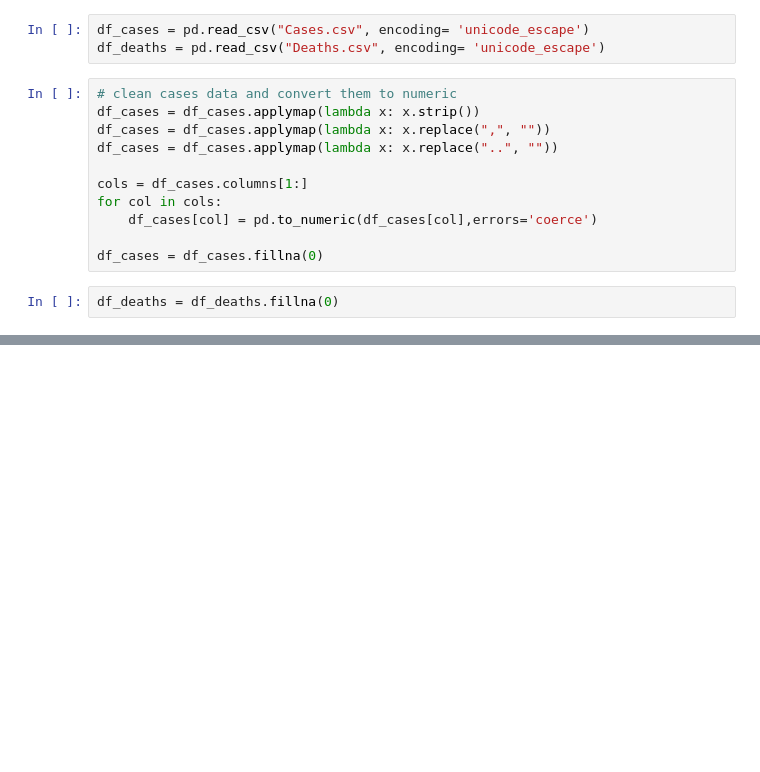
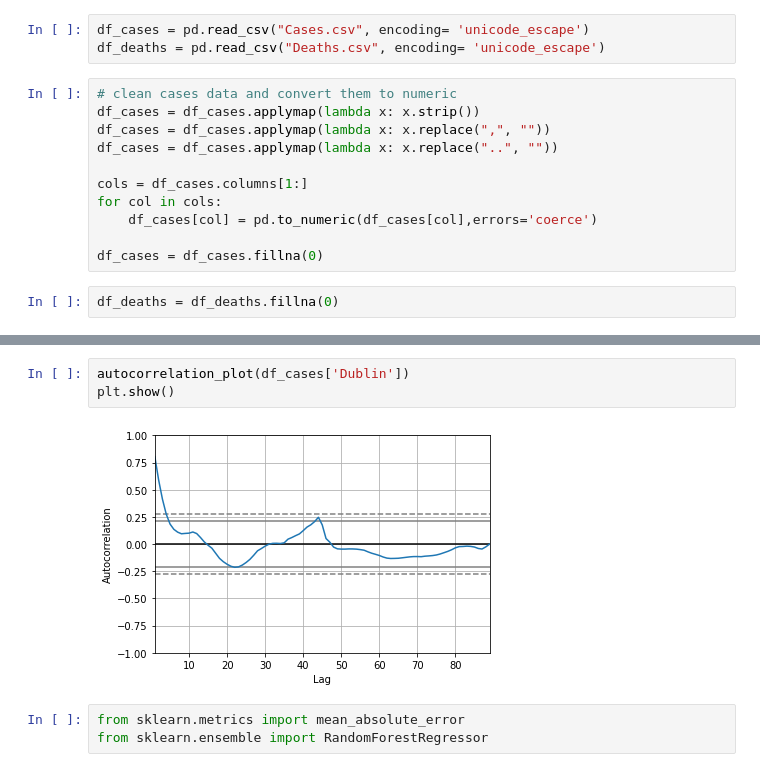
Before and after one commit to pratush07/Covid-Outbreak, a Jupyter notebook: CovidAnalysis.ipynb, the cells around one changed output, grey strips where cells are left out. Saved outputs shown, nothing was run; the diff lists cells and outputs as text; blank space fills up the shorter version.

```diff
--- a/CovidAnalysis.ipynb
+++ b/CovidAnalysis.ipynb
@@ -42,0 +75,8 @@ df_detailed.describe()
+# %%
+autocorrelation_plot(df_cases['Dublin'])
+plt.show()
+# %% [output]
+[figure, added]
+# %%
+from sklearn.metrics import mean_absolute_error
+from sklearn.ensemble import RandomForestRegressor
```
Also changed, not shown: parts of 9 cells of this notebook.
